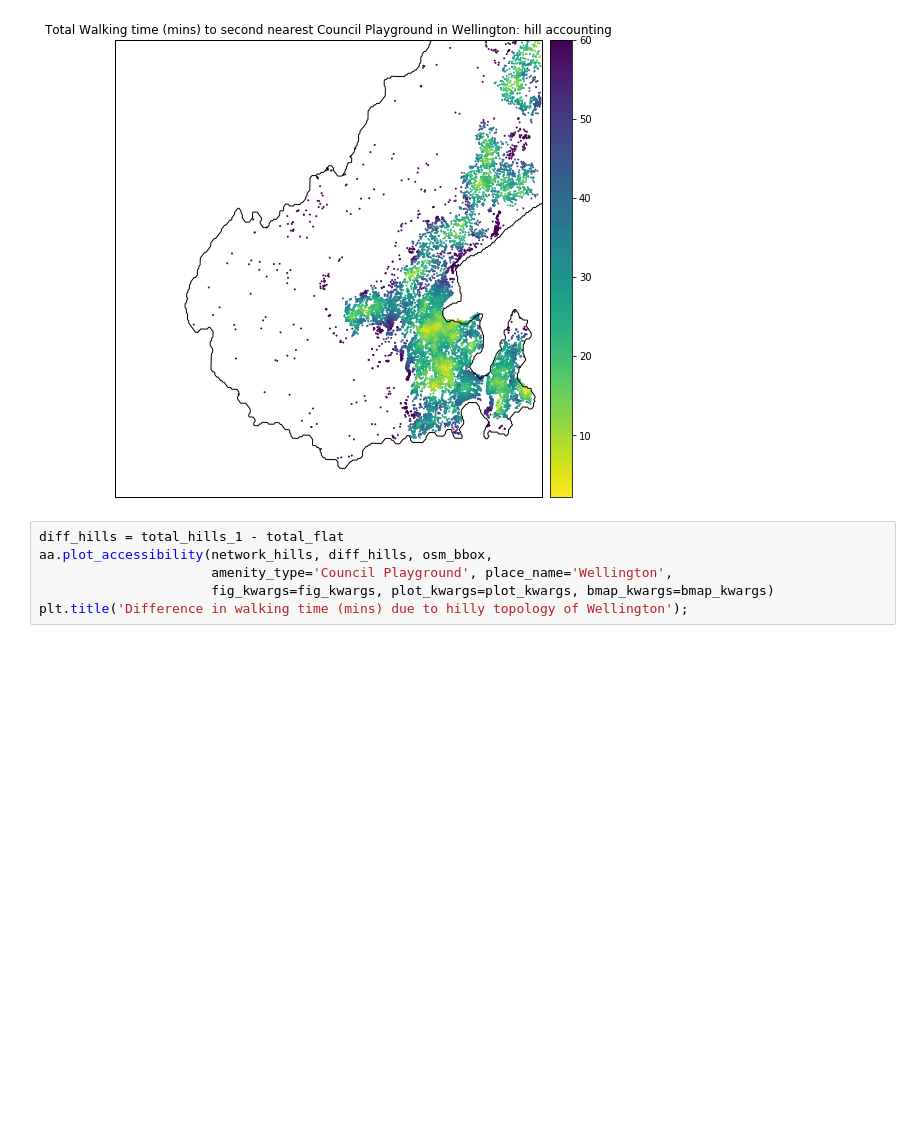
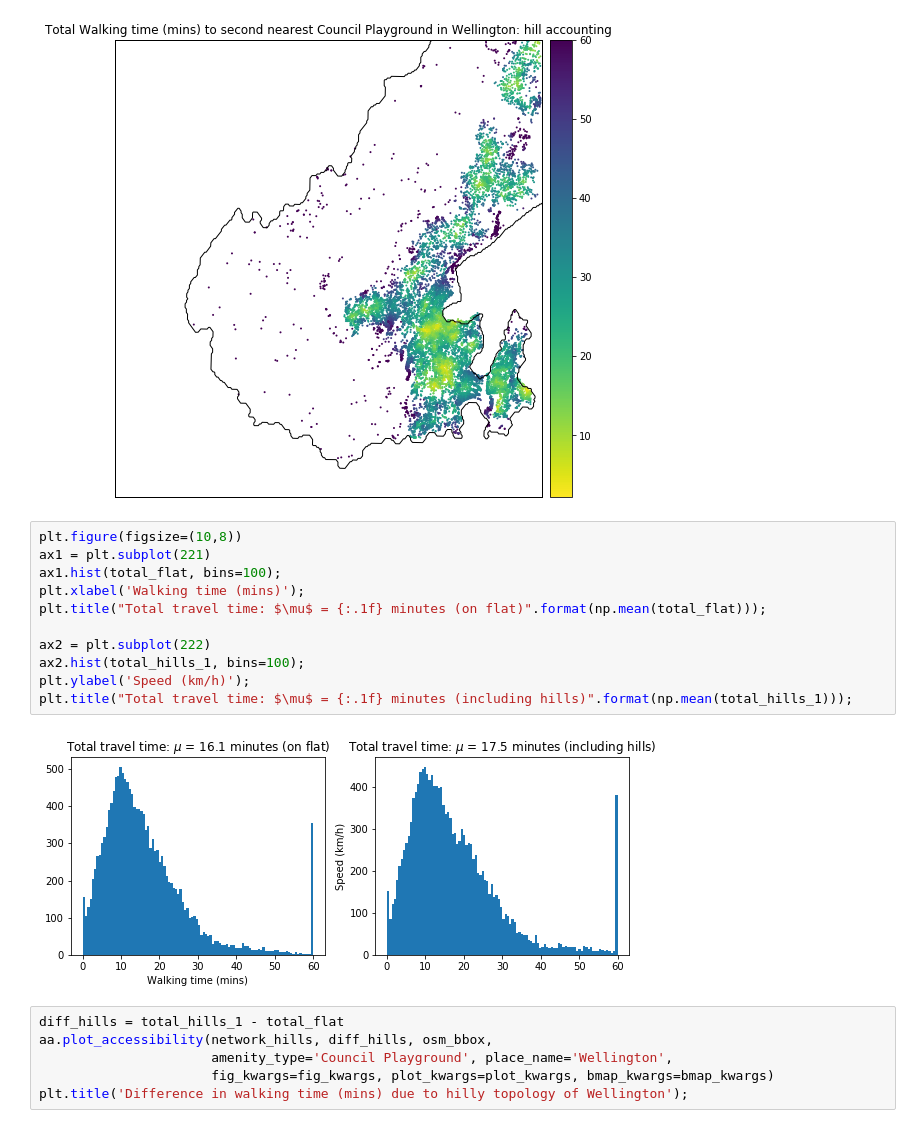
Before and after one commit to shriv/accessibility-series, a Jupyter notebook: Accounting for hills in accessibility analyses.ipynb, the cells around one changed output. Drawn from its saved outputs; the diff is of its cells as text; blank space fills up the shorter version.

```diff
--- a/Accounting for hills in accessibility analyses.ipynb
+++ b/Accounting for hills in accessibility analyses.ipynb
@@ -353,6 +362,19 @@ aa.plot_accessibility(network_hills, total_hills_2, osm_bbox,
 plt.title('Total Walking time (mins) to second nearest Council Playground in Wellington: hill accounting');
 # %% [output]
 [figure]
+# %%
+plt.figure(figsize=(10,8))
+ax1 = plt.subplot(221)
+ax1.hist(total_flat, bins=100);
+plt.xlabel('Walking time (mins)');
+plt.title("Total travel time: $\mu$ = {:.1f} minutes (on flat)".format(np.mean(total_flat)));
+
+ax2 = plt.subplot(222)
+ax2.hist(total_hills_1, bins=100);
+plt.ylabel('Speed (km/h)');
+plt.title("Total travel time: $\mu$ = {:.1f} minutes (including hills)".format(np.mean(total_hills_1)));
+# %% [output]
+[figure, added]
 # %%
 diff_hills = total_hills_1 - total_flat
 aa.plot_accessibility(network_hills, diff_hills, osm_bbox,
```
Also changed, not shown: parts of 12 cells of this notebook, 1 other file.
